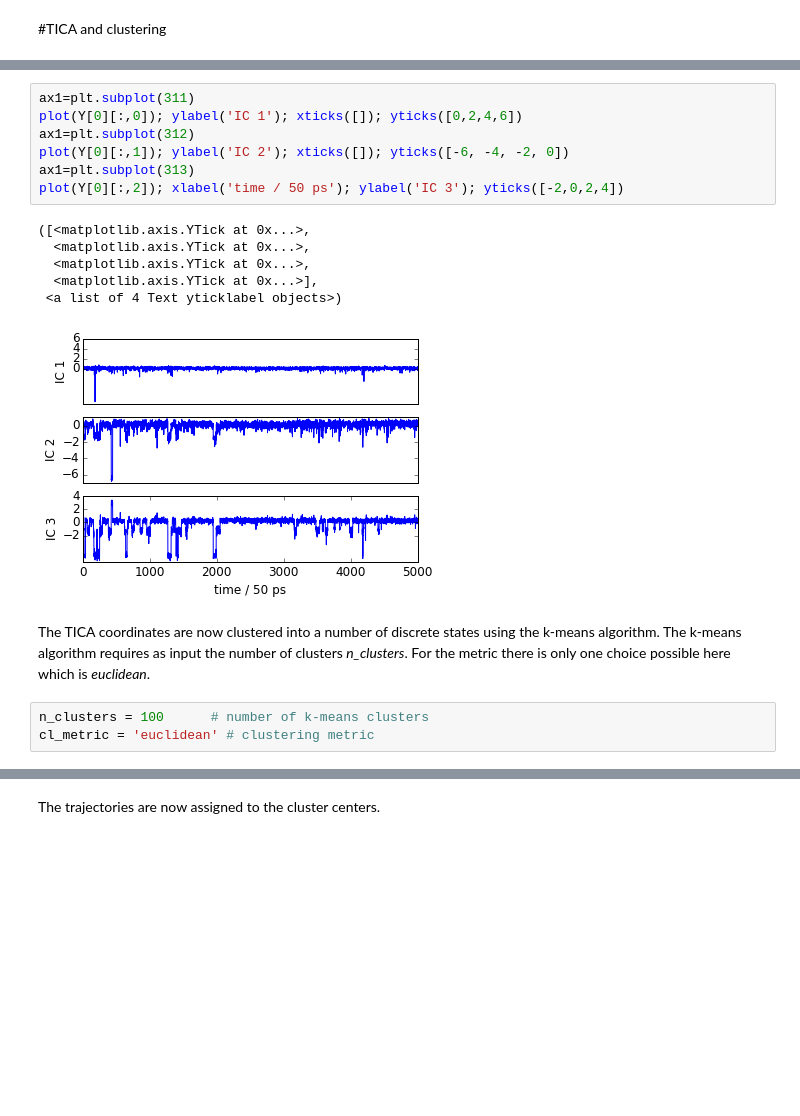
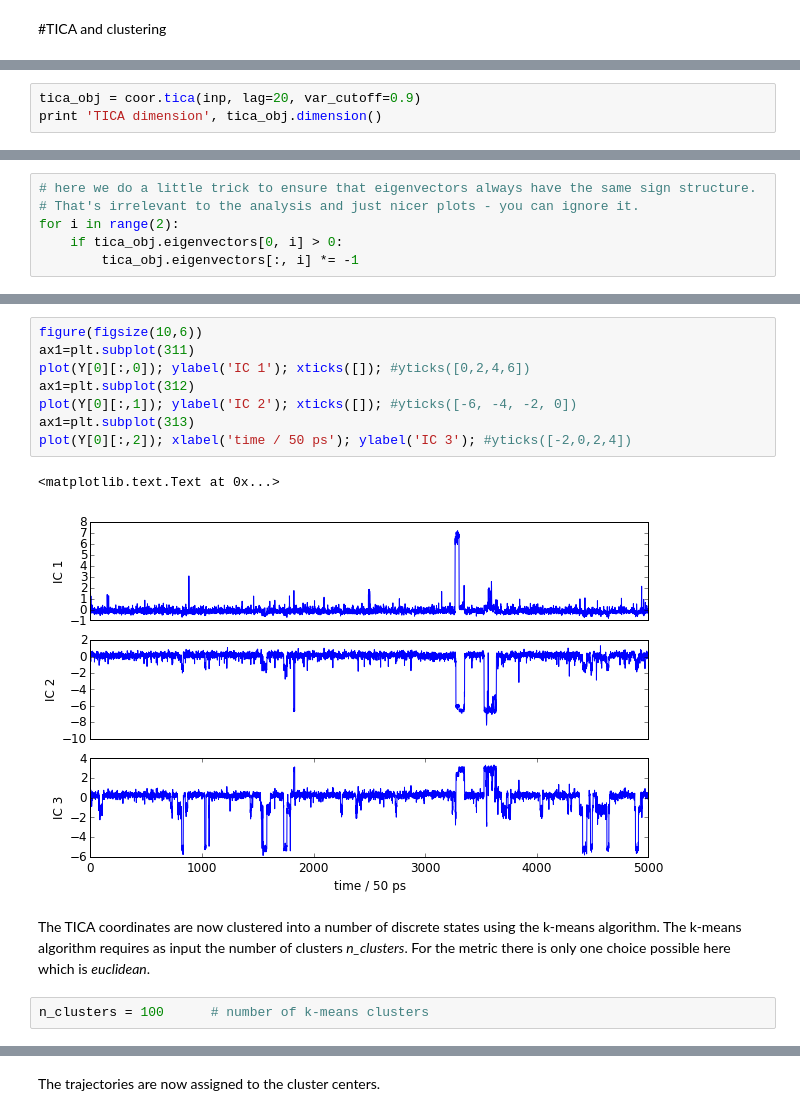
Before and after one commit to markovmodel/PyEMMA_IPython, a Jupyter notebook: md2msm_penta_peptide/md2msm_penta_peptide.ipynb, the cells around one changed output, grey strips where cells are left out. Drawn from its saved outputs; the diff is of its cells as text; blank space fills up the shorter version.

```diff
--- a/md2msm_penta_peptide/md2msm_penta_peptide.ipynb
+++ b/md2msm_penta_peptide/md2msm_penta_peptide.ipynb
@@ -91,0 +77,3 @@ array([ 0.3682124 ,  0.70986172,  0.91980948,  0.9940418 ,  0.99937093,
+# %%
+tica_obj = coor.tica(inp, lag=20, var_cutoff=0.9)
+print 'TICA dimension', tica_obj.dimension()
@@ -91,0 +92,6 @@ array([ 0.3682124 ,  0.70986172,  0.91980948,  0.9940418 ,  0.99937093,
+# %%
+# here we do a little trick to ensure that eigenvectors always have the same sign structure.
+# That's irrelevant to the analysis and just nicer plots - you can ignore it.
+for i in range(2):
+    if tica_obj.eigenvectors[0, i] > 0:
+        tica_obj.eigenvectors[:, i] *= -1
@@ -121,22 +132,18 @@ text(-0.2, 0, '4', fontsize=20, color='white')
 # %%
+figure(figsize(10,6))
 ax1=plt.subplot(311)
-plot(Y[0][:,0]); ylabel('IC 1'); xticks([]); yticks([0,2,4,6])
+plot(Y[0][:,0]); ylabel('IC 1'); xticks([]); #yticks([0,2,4,6])
 ax1=plt.subplot(312)
-plot(Y[0][:,1]); ylabel('IC 2'); xticks([]); yticks([-6, -4, -2, 0])
+plot(Y[0][:,1]); ylabel('IC 2'); xticks([]); #yticks([-6, -4, -2, 0])
 ax1=plt.subplot(313)
-plot(Y[0][:,2]); xlabel('time / 50 ps'); ylabel('IC 3'); yticks([-2,0,2,4])
+plot(Y[0][:,2]); xlabel('time / 50 ps'); ylabel('IC 3'); #yticks([-2,0,2,4])
 # %% [output]
-([<matplotlib.axis.YTick at 0x...>,
-  <matplotlib.axis.YTick at 0x...>,
-  <matplotlib.axis.YTick at 0x...>,
-  <matplotlib.axis.YTick at 0x...>],
- <a list of 4 Text yticklabel objects>)
+<matplotlib.text.Text at 0x...>
-[figure, old version]
+[figure, new version]
 # %% [markdown]
 The TICA coordinates are now clustered into a number of discrete states using the k-means algorithm. The k-means algorithm requires as input the number of clusters *n_clusters*. For the metric there is only one choice possible here which is *euclidean*.
 # %%
 n_clusters = 100      # number of k-means clusters
-cl_metric = 'euclidean' # clustering metric
 # %%
 clustering = coor.cluster_kmeans(Y,k=n_clusters)
 # %% [output]
```
Also changed, not shown: parts of 46 cells of this notebook, 8 other files.
